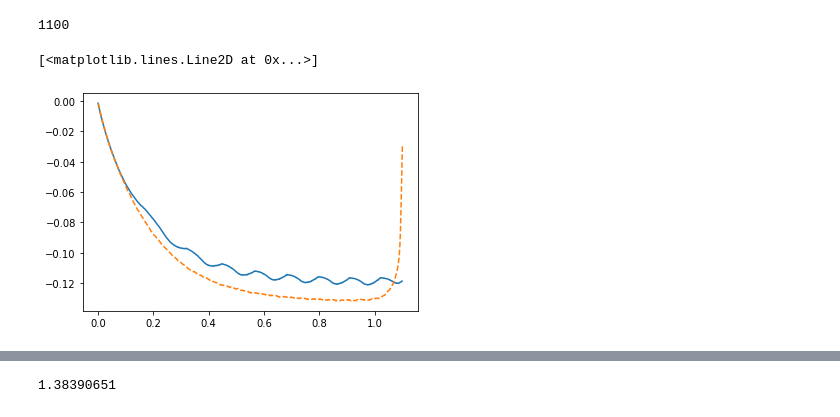
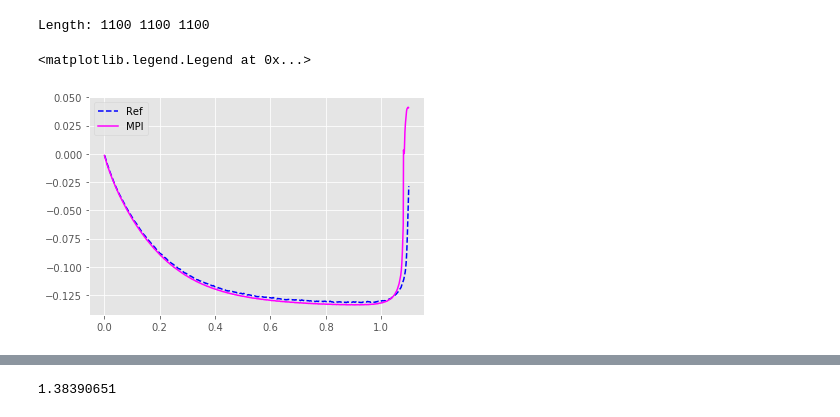
Before and after one commit to rmuenste/FeatFloWer, a Jupyter notebook: applications/q2p1_bench_sedimentation/tools/ref_values.ipynb, the cells around one changed output, grey strips where cells are left out. Drawn from its saved outputs; the diff is of its cells as text; code cells hidden in the pictures.

Commit message:
Updated the ref values tool

```diff
--- a/applications/q2p1_bench_sedimentation/tools/ref_values.ipynb
+++ b/applications/q2p1_bench_sedimentation/tools/ref_values.ipynb
@@ -3,3 +3,4 @@ import matplotlib.pyplot as plt
 import numpy as np
 import os
 import re
+plt.style.use('ggplot')
@@ -113,13 +73,29 @@ refData = np.loadtxt("ref_cols.txt")
-# %%
-vel2 = refData[:,2]
-time2 = refData[:,0]
-print(len(vel2))
-# %% [output]
-1100
+# %%
+timen, veln, posn, forcen = parseFormat2("old_result.txt")
+syncf1Data = (np.array([timen, forcen, veln, posn])).transpose()
+
+np.savetxt("sync_force1.txt", syncf1Data)
+# %% [output]
+Length: 1100 1100 1100
+# %%
+def loadReferenceValues():
+    """
+    Loads the reference values into python structures
+    from the reference value file
+    """
+    refData = np.loadtxt("ref_cols.txt")
+    vel2 = refData[:,2]
+    time2 = refData[:,0]
+    force2 = refData[:,1]
+    pos2 = refData[:,3]
+    return (time2, force2, vel2, pos2)
 # %%
 #plt.plot(time, vel)
-plt.plot(timen, veln)
-plt.plot(time2, vel2, linestyle='dashed')
+#plt.plot(timen, veln)
+time2, force2, vel2, pos2 = loadReferenceValues()
+plt.plot(time2, vel2, linestyle='dashed', color="blue", label="Ref")
+plt.plot(timen, veln, color="magenta", label="MPI")
+plt.legend()
 # %% [output]
-[<matplotlib.lines.Line2D at 0x...>]
+<matplotlib.legend.Legend at 0x...>
-[figure, old version]
+[figure, new version]
```
Also changed, not shown: parts of 7 cells of this notebook.
